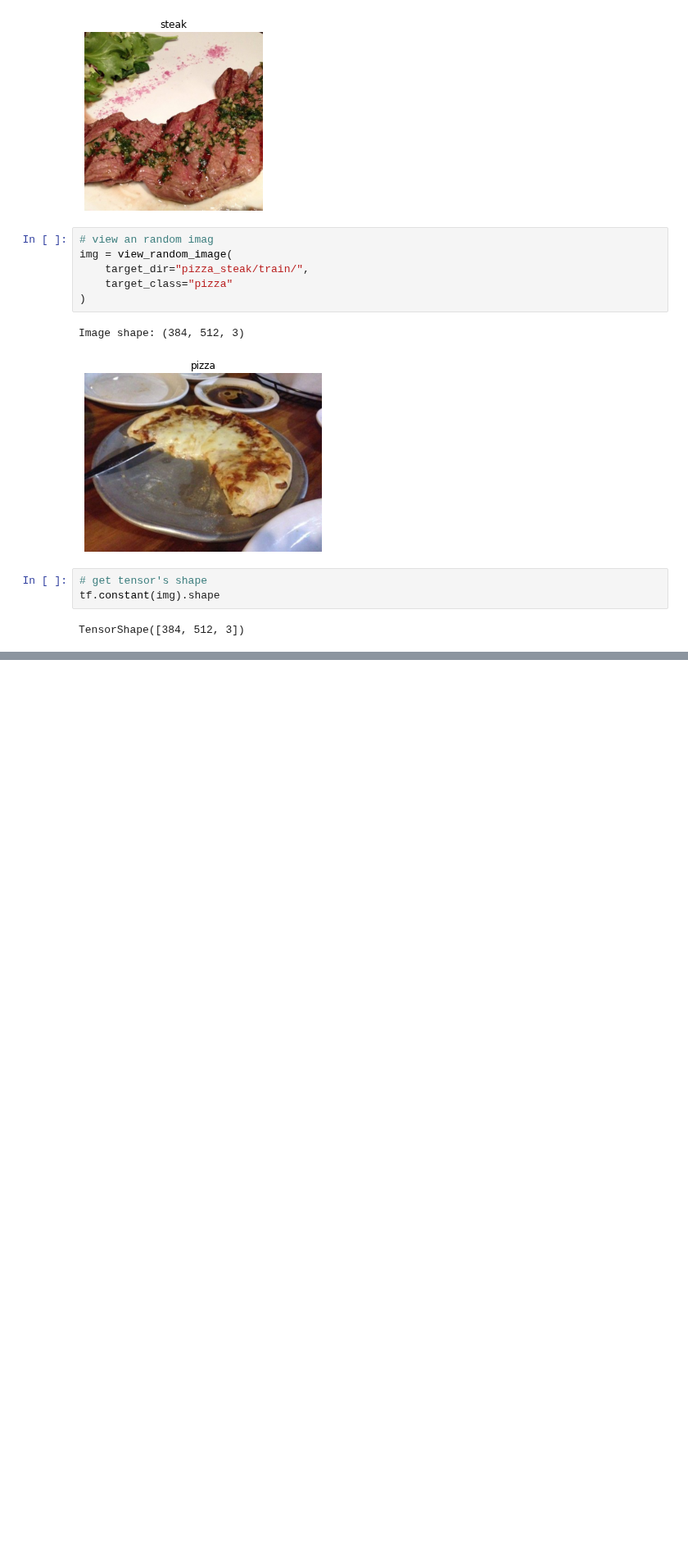
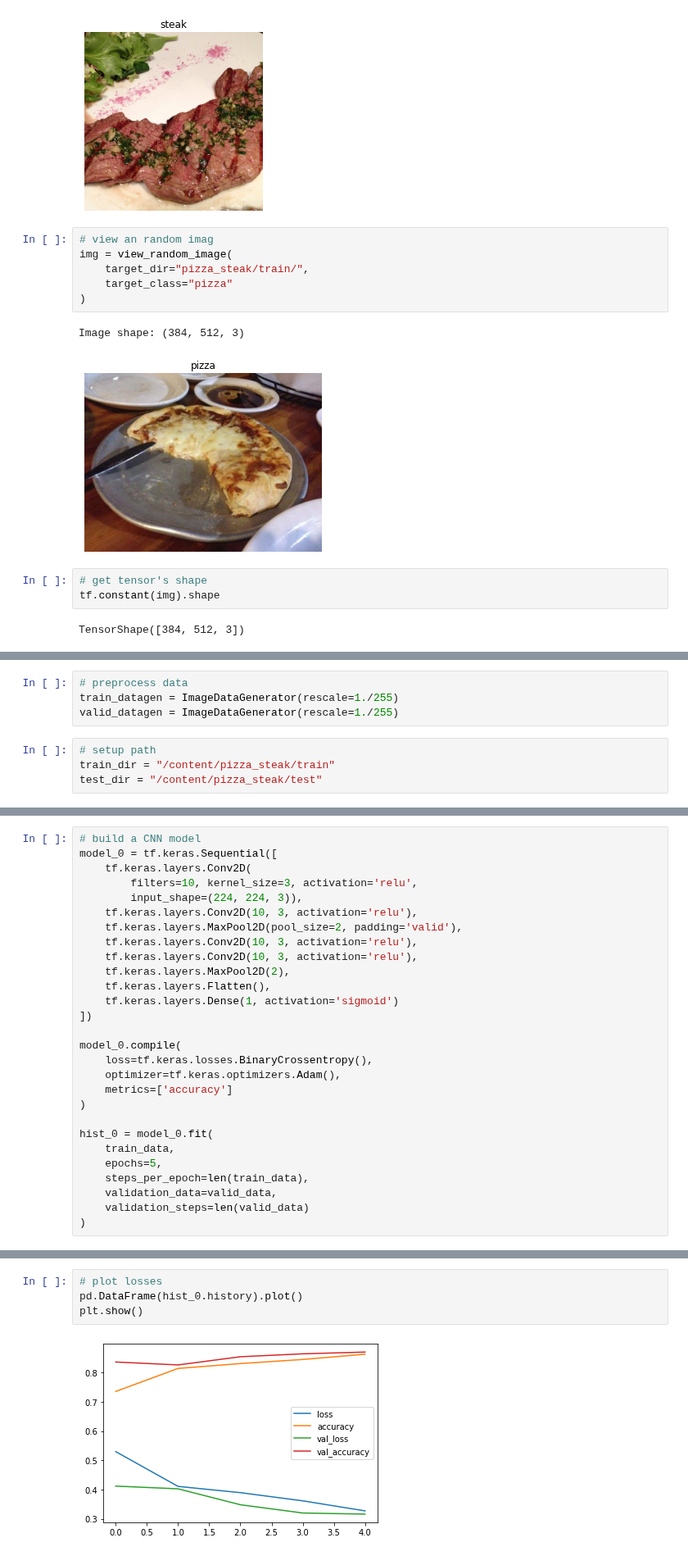
Before and after one commit to hiydavid/tfdev-learning, a Jupyter notebook: ZTM/notebooks/tfdev_03_computer_vision_convolutional_neural_networks.ipynb, the cells around one changed output, grey strips where cells are left out. Shown at 82% size. Drawn from its saved outputs; the diff is of its cells as text; blank space fills up the shorter version.

```diff
--- a/ZTM/notebooks/tfdev_03_computer_vision_convolutional_neural_networks.ipynb
+++ b/ZTM/notebooks/tfdev_03_computer_vision_convolutional_neural_networks.ipynb
@@ -86,0 +90,8 @@ TensorShape([384, 512, 3])
+# %%
+# preprocess data
+train_datagen = ImageDataGenerator(rescale=1./255)
+valid_datagen = ImageDataGenerator(rescale=1./255)
+# %%
+# setup path
+train_dir = "/content/pizza_steak/train"
+test_dir = "/content/pizza_steak/test"
@@ -86,0 +118,28 @@ TensorShape([384, 512, 3])
+# %%
+# build a CNN model
+model_0 = tf.keras.Sequential([
+    tf.keras.layers.Conv2D(
+        filters=10, kernel_size=3, activation='relu',
+        input_shape=(224, 224, 3)),
+    tf.keras.layers.Conv2D(10, 3, activation='relu'),
+    tf.keras.layers.MaxPool2D(pool_size=2, padding='valid'),
+    tf.keras.layers.Conv2D(10, 3, activation='relu'),
+    tf.keras.layers.Conv2D(10, 3, activation='relu'),
+    tf.keras.layers.MaxPool2D(2),
+    tf.keras.layers.Flatten(),
+    tf.keras.layers.Dense(1, activation='sigmoid')
+])
+
+model_0.compile(
+    loss=tf.keras.losses.BinaryCrossentropy(),
+    optimizer=tf.keras.optimizers.Adam(),
+    metrics=['accuracy']
+)
+
+hist_0 = model_0.fit(
+    train_data,
+    epochs=5,
+    steps_per_epoch=len(train_data),
+    validation_data=valid_data,
+    validation_steps=len(valid_data)
+)
@@ -86,0 +157,6 @@ TensorShape([384, 512, 3])
+# %%
+# plot losses
+pd.DataFrame(hist_0.history).plot()
+plt.show()
+# %% [output]
+[figure, added]
```
Also changed, not shown: parts of 8 cells of this notebook.
